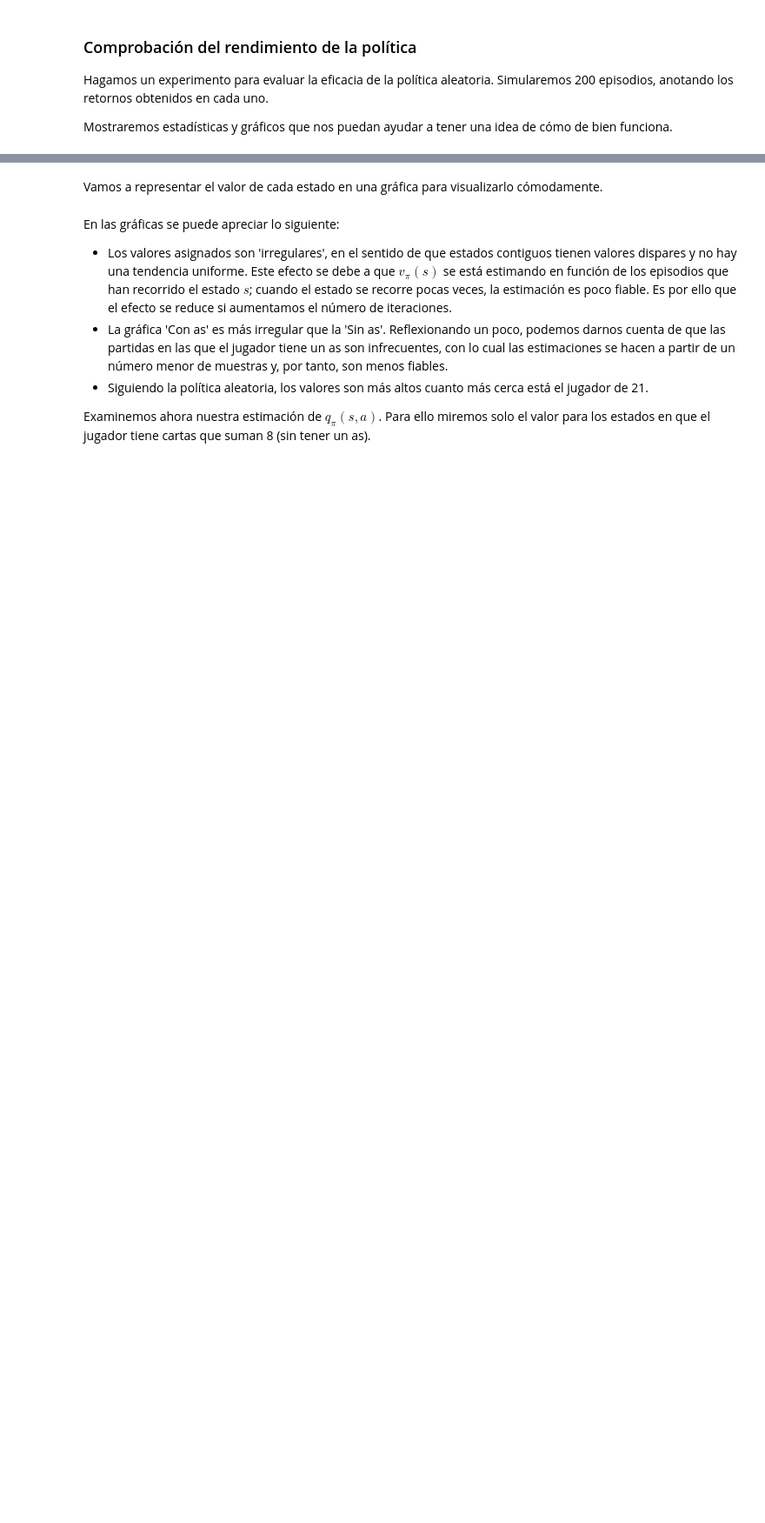
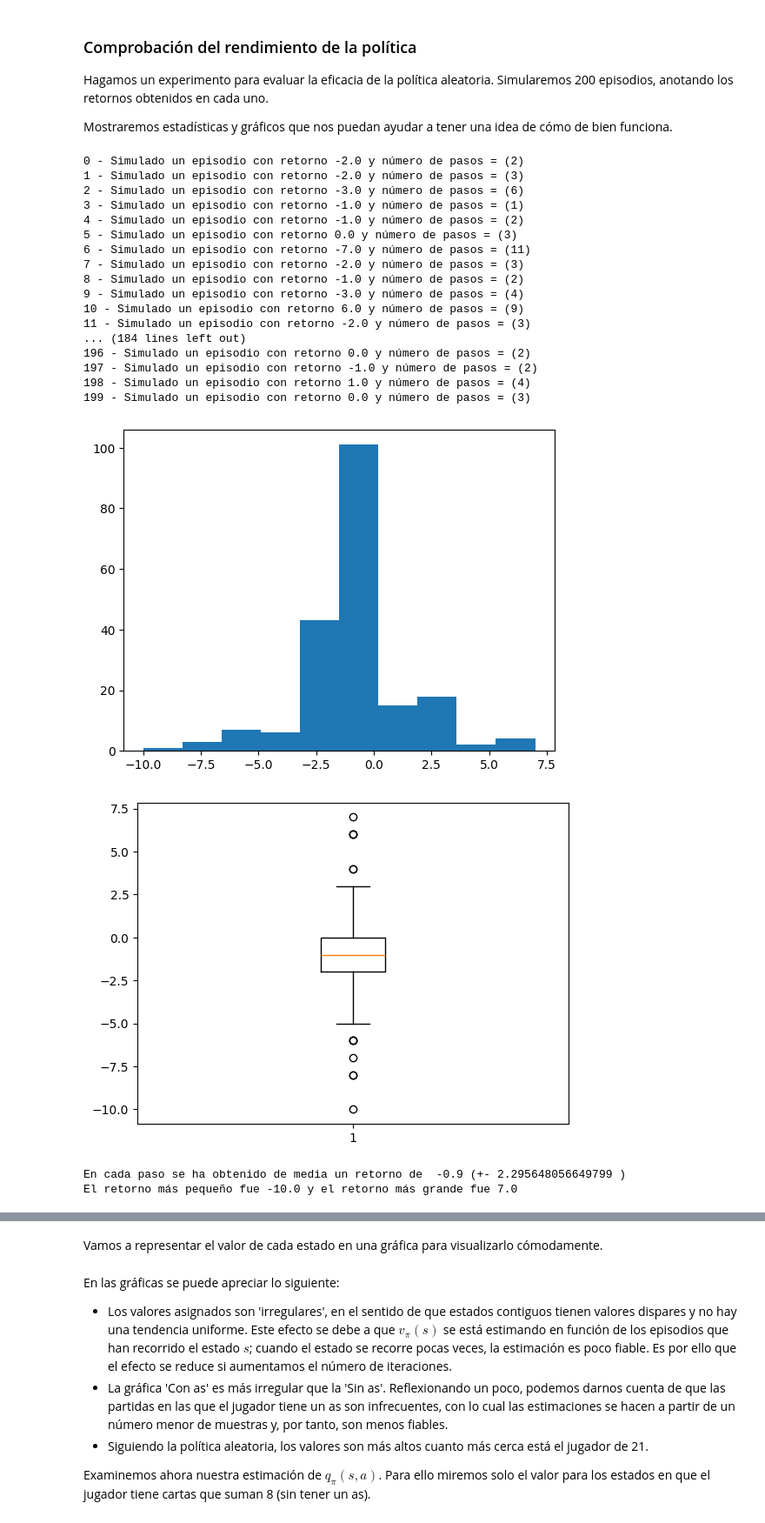
Before and after one commit to adriantinaquero/MAAAII_y_FPLN, a Jupyter notebook: MAAA II/PRÁCTICA 3/tutorial Montecarlo.ipynb, the cells around one changed output, grey strips where cells are left out. Shown at 87% size. Cells and saved outputs as stored; diff of their text form; code cells hidden in the pictures; blank space fills up the shorter version.

```diff
--- a/MAAA II/PRÁCTICA 3/tutorial Montecarlo.ipynb
+++ b/MAAA II/PRÁCTICA 3/tutorial Montecarlo.ipynb
@@ -158,7 +158,7 @@ assert(politica_aleatoria[1,1,1,1]==0.5)
 # TODO - Recupera la función muestrea_politica del notebook 6 y adáptala para que devuelva el número de la acción
 def muestrea_politica(estado:Estado, politica:np.ndarray) -> int:
     # Obtenemos la distribución de probabilidad
-    probs = politica[estado.puntuacion_jugador, estado.puntuacion_visible_crupier, estado.jugador_con_as, :]
+    probs = politica[estado.puntuacion_jugador-1, estado.puntuacion_visible_crupier-1, estado.jugador_con_as, :] # no sé por qué hay que restar 1, si no da error
     # Comprobación de que la política está bien (se puede comentar cuando estemos seguros de que es así)
     np.testing.assert_almost_equal(np.sum(probs), 1.0, err_msg='La política para un estado siempre debe sumar 1')
     # Devolvemos una acción aleatoria muestreada según las probabilidades indicadas por la política
@@ -258,7 +258,7 @@ def simula_episodio(politica:np.ndarray, muestra_renders:bool=False, imprime:boo
 retorno, num_pasos, recorrido = simula_episodio(politica_aleatoria, muestra_renders=False, imprime=False)
 print(f'Simulado un episodio con retorno = {retorno} y pasos = {num_pasos}')
 
-retorno, num_pasos, recorrido = simula_episodio(politica_aleatoria, imprime=True)
+retorno, num_pasos, recorrido = simula_episodio(politica_aleatoria, False, True)
 
 print('Recorrido:', recorrido)
 # %% [output]
@@ -288,12 +279,50 @@ Mostraremos estadísticas y gráficos que nos puedan ayudar a tener una idea de
 # %%
 # TODO - Recupera la función comprueba política del notebook6
 # Modifícala para que registre y muestre las recompensas en lugar del número de pasos
 # y úsala para probar la política aleatoria
 def comprueba_politica(politica:np.ndarray, imprime:bool = False) -> None:
-    ...
+    episodios_retornos = []
+    for i in range(200):
+        retorno, num_pasos, recorrido = simula_episodio(politica, False, imprime)
+        episodios_retornos.append(retorno)
+        print(f'{i} - Simulado un episodio con retorno {retorno} y número de pasos = ({num_pasos})')
+
+    # Mostramos un histograma para los retornos
+    plt.hist(episodios_retornos)
+    plt.show()
+
+    # Mostramos también un diagrama de caja
+    plt.boxplot(episodios_retornos)
+    plt.show()
+
+    # # Por último, escribimos un par de estadísticas
+    print('En cada paso se ha obtenido de media un retorno de ',np.mean(episodios_retornos),'(+-',np.std(episodios_retornos),')')
+    print('El retorno más pequeño fue',np.min(episodios_retornos),'y el retorno más grande fue',np.max(episodios_retornos))
 
 # Comprueba los retornos de la política aleatoria usando la función recién declarada
-...
+comprueba_politica(politica_aleatoria)
+# %% [output]
+0 - Simulado un episodio con retorno -2.0 y número de pasos = (2)
+1 - Simulado un episodio con retorno -2.0 y número de pasos = (3)
+2 - Simulado un episodio con retorno -3.0 y número de pasos = (6)
+3 - Simulado un episodio con retorno -1.0 y número de pasos = (1)
+4 - Simulado un episodio con retorno -1.0 y número de pasos = (2)
+5 - Simulado un episodio con retorno 0.0 y número de pasos = (3)
+6 - Simulado un episodio con retorno -7.0 y número de pasos = (11)
+7 - Simulado un episodio con retorno -2.0 y número de pasos = (3)
+8 - Simulado un episodio con retorno -1.0 y número de pasos = (2)
+9 - Simulado un episodio con retorno -3.0 y número de pasos = (4)
+10 - Simulado un episodio con retorno 6.0 y número de pasos = (9)
+11 - Simulado un episodio con retorno -2.0 y número de pasos = (3)
+... (184 lines left out)
+196 - Simulado un episodio con retorno 0.0 y número de pasos = (2)
+197 - Simulado un episodio con retorno -1.0 y número de pasos = (2)
+198 - Simulado un episodio con retorno 1.0 y número de pasos = (4)
+199 - Simulado un episodio con retorno 0.0 y número de pasos = (3)
+[figure, added]
+[figure, added]
+En cada paso se ha obtenido de media un retorno de  -0.9 (+- 2.295648056649799 )
+El retorno más pequeño fue -10.0 y el retorno más grande fue 7.0
 # %% [markdown]
 Podrás comprobar que si se juega al Blackjack siguiendo una política aleatoria, la expectativa es que se va a perder bastante dinero.
 
```
Also changed, not shown: parts of 6 cells of this notebook.
